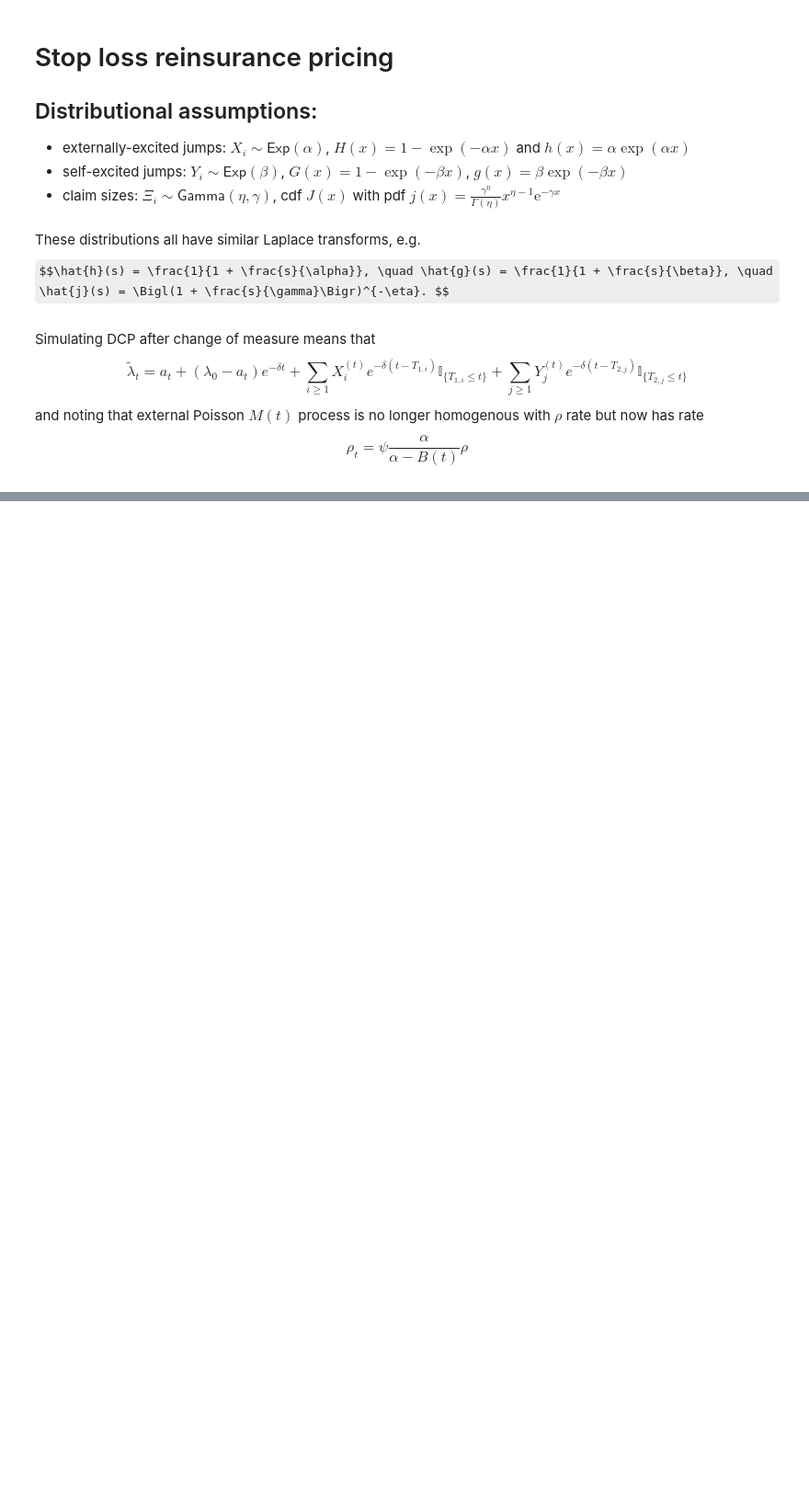
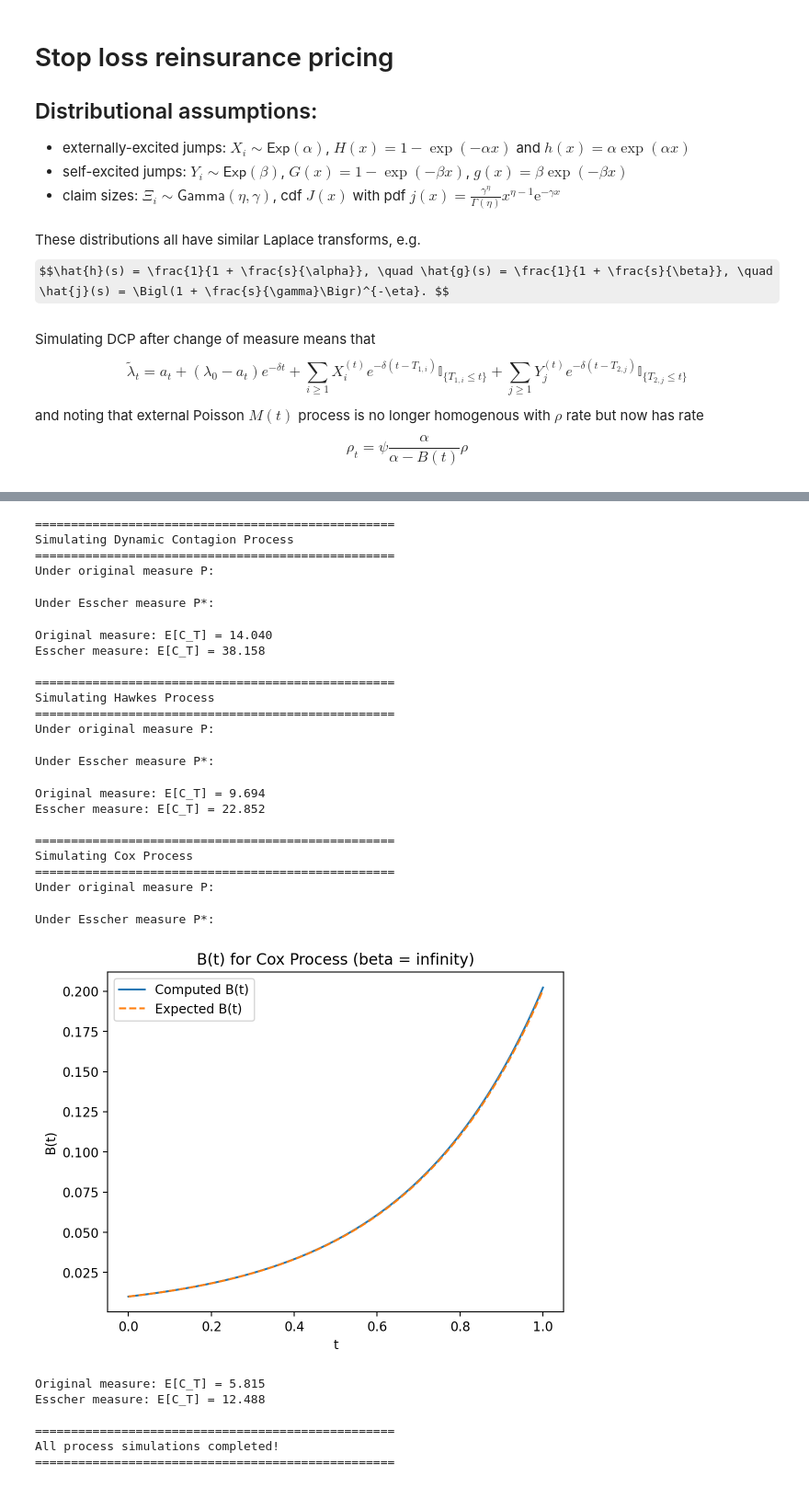
Before and after one commit to Pat-Laub/ReinsuranceEsscherDynamicContagion, a Jupyter notebook: stoploss.ipynb, the cells around one changed output, grey strips where cells are left out. Shown at 92% size. Cells and saved outputs as stored; diff of their text form; code cells hidden in the pictures; some formulas as TeX source; blank space fills up the shorter version.

Commit message:
Jacobian fix, Hawkes & Cox comparisons, coloured P/P* plots

```diff
--- a/stoploss.ipynb
+++ b/stoploss.ipynb
@@ -533,7 +584,7 @@ for r in tqdm(range(10_000)):
     C_ts[r] = np.sum(losses)
 # %%
 tilted_params = tilted_parameters(alpha, beta, eta, gamma, delta, rho, a, theta, nu, psi,
-            g_hat, h_hat, j_hat, mu_G, lambda_0, time_grid, T)
+            g_hat, g_hat_prime, h_hat, h_hat_prime, j_hat, mu_G, lambda_0, time_grid, T)
 %time cdcps = sample_many_paths(tilted_params, time_grid, T)
 np.mean(cdcps)
 # %% [output]
@@ -840,0 +903,15 @@ Wall time: 2min 18s
+# %%
+# Define process variations by parameter settings
+processes = {
+    'DCP': {'name': 'Dynamic Contagion Process', 'a': a, 'rho': rho, 'beta': beta},
+    'Hawkes': {'name': 'Hawkes Process', 'a': a, 'rho': 0.0, 'beta': beta},  # No external jumps
+    'Cox': {'name': 'Cox Process', 'a': 0.0, 'rho': rho, 'beta': np.inf}     # No self-excitation (infinite beta makes self-jumps = 0)
+}
+
+# Use the same retention levels as before
+comparison_retention_levels = [0, 25, 38.15, 50, 75, 100]
+
+print("Process configurations:")
+for key, process in processes.items():
+    print(f"  {key}: a = {process['a']}, ρ = {process['rho']}, β = {process['beta']}")
+print(f"Retention levels: {comparison_retention_levels}")
@@ -840,0 +973,62 @@ Wall time: 2min 18s
+# %%
+# Run simulations for all processes under both measures
+comparison_results = {}
+
+for process_key, process_config in processes.items():
+    print(f"\n{'='*50}")
+    print(f"Simulating {process_config['name']}")
+    print(f"{'='*50}")
+
+    a_val = process_config['a']
+    rho_val = process_config['rho']
+    beta_val = process_config['beta']
+
+    # Original measure
+    print("Under original measure P:")
+    C_ts_original = simulate_process_original_measure(a_val, rho_val, beta_val, 10_000, 2025)
+
+    # Esscher measure
+    print("Under Esscher measure P*:")
+    C_ts_esscher = simulate_process_esscher_measure(a_val, rho_val, beta_val, 10_000, 2025)
+
+    comparison_results[process_key] = {
+        'name': process_config['name'],
+        'original': C_ts_original,
+        'esscher': C_ts_esscher
+    }
+
+    print(f"Original measure: E[C_T] = {np.mean(C_ts_original):.3f}")
+    print(f"Esscher measure: E[C_T] = {np.mean(C_ts_esscher):.3f}")
+
+print(f"\n{'='*50}")
+print("All process simulations completed!")
+print(f"{'='*50}")
+# %% [output]
+==================================================
+Simulating Dynamic Contagion Process
+==================================================
+Under original measure P:
+Under Esscher measure P*:
+Original measure: E[C_T] = 14.040
+Esscher measure: E[C_T] = 38.158
+
+==================================================
+Simulating Hawkes Process
+==================================================
+Under original measure P:
+Under Esscher measure P*:
+Original measure: E[C_T] = 9.694
+Esscher measure: E[C_T] = 22.852
+
+==================================================
+Simulating Cox Process
+==================================================
+Under original measure P:
+Under Esscher measure P*:
+[figure, added]
+Original measure: E[C_T] = 5.815
+Esscher measure: E[C_T] = 12.488
+
+==================================================
+All process simulations completed!
+==================================================
```
Also changed, not shown: parts of 18 cells of this notebook, 4 other files.
